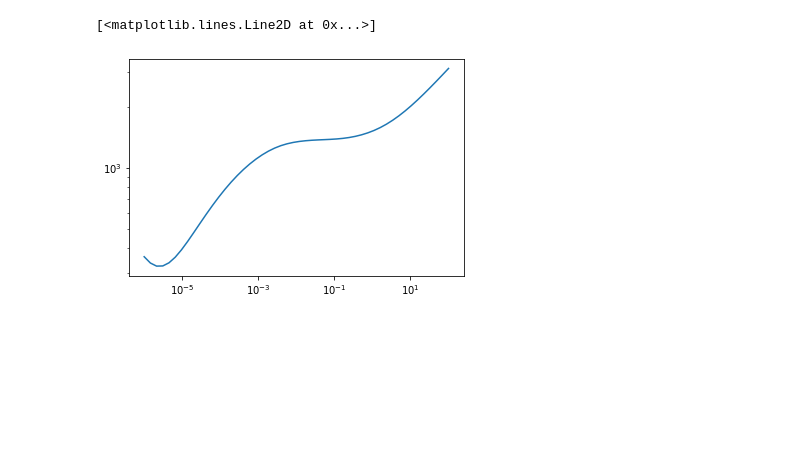
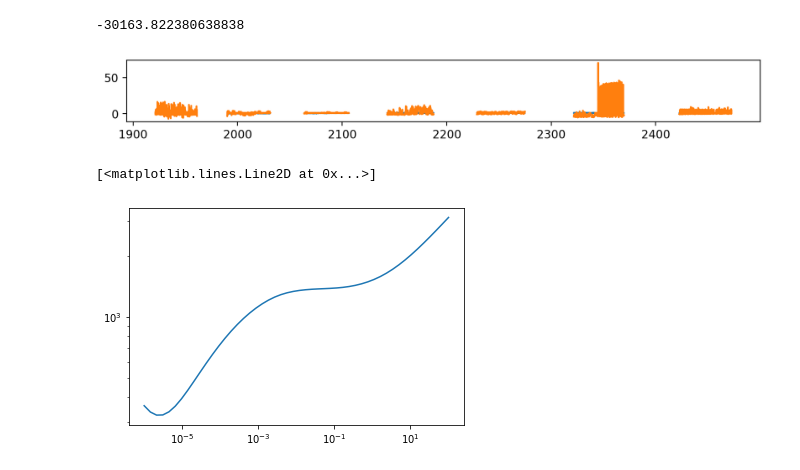
Before and after one commit to NatalieGrasser/atm_retrieval, a Jupyter notebook: atm_retrieval/debugging.ipynb, the cells around one changed output. Drawn from its saved outputs; the diff is of its cells as text; code cells hidden in the pictures; blank space fills up the shorter version.

```diff
--- a/atm_retrieval/debugging.ipynb
+++ b/atm_retrieval/debugging.ipynb
@@ -107,3 +90,8 @@ Done.
+# %%
+retrieval.likelihood(plot=True)
+# %% [output]
+-30163.822380638838
+[figure, added]
 # %%
 PT_Zhang=np.loadtxt('/home/natalie/Desktop/atm_retrieval/2M0355_PT_Zhang2021.dat')
 p_zhang=PT_Zhang[:,0]
```
Also changed, not shown: parts of 1 cell of this notebook, 1 other file.
